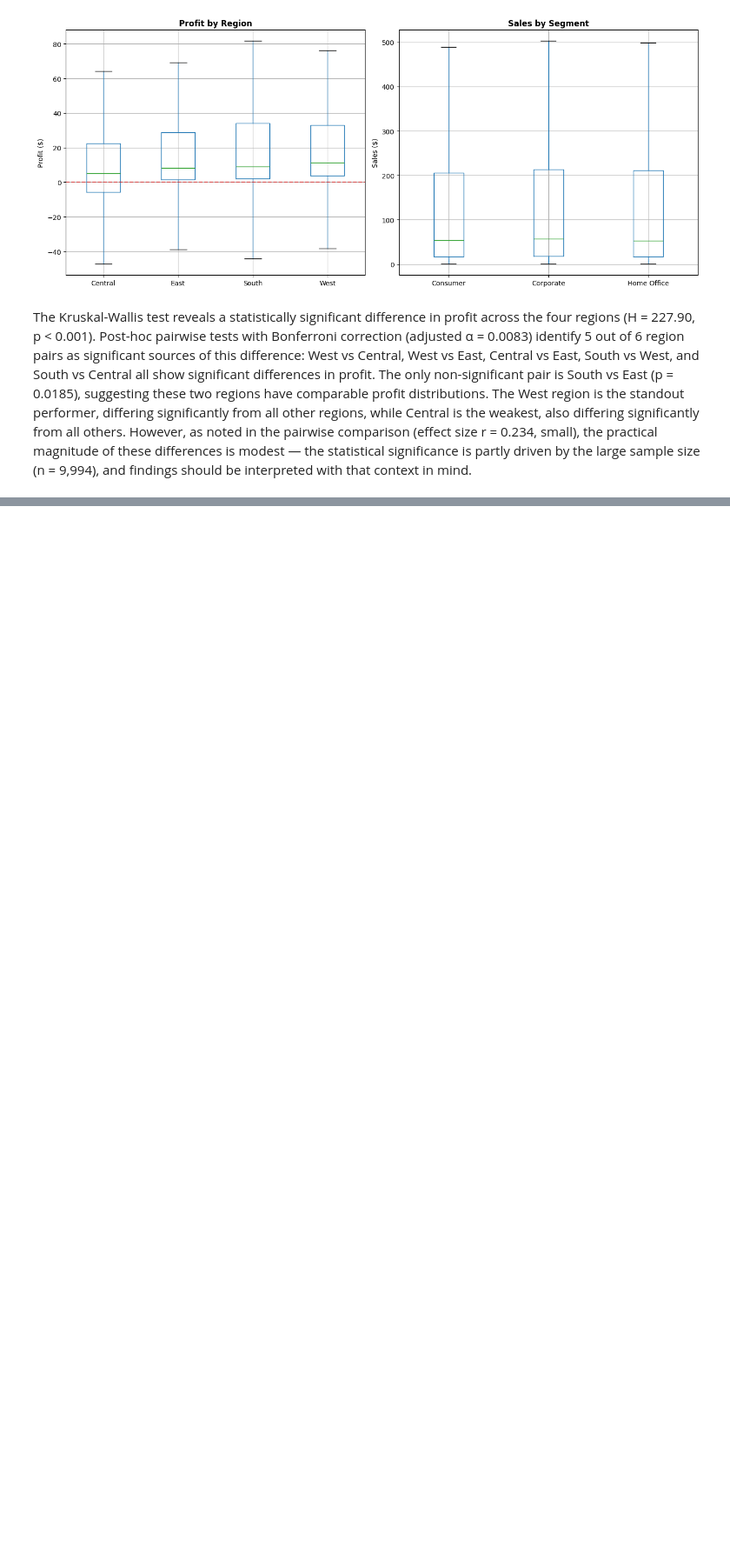
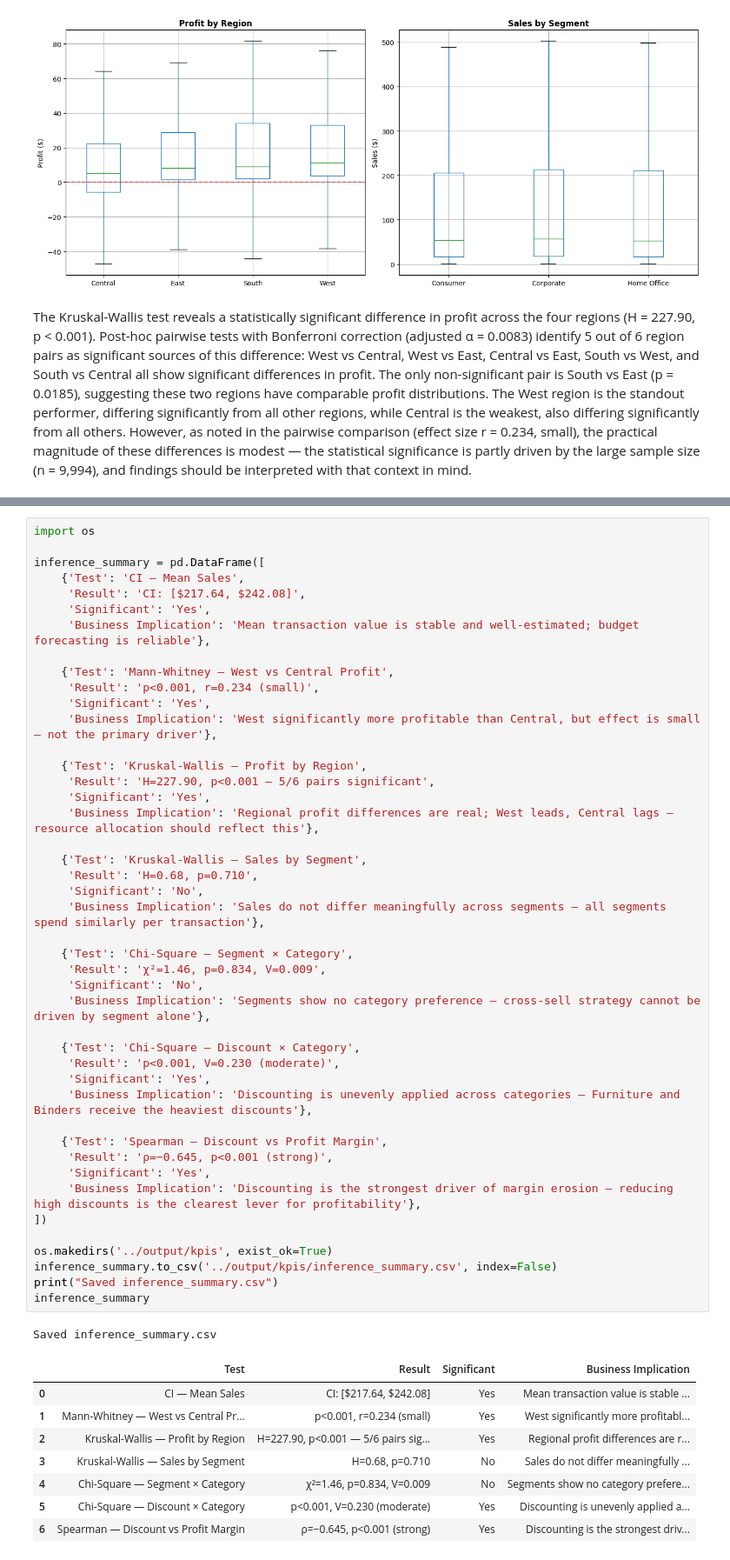
Before and after one commit to ivanya93/superstore_segmentation, a Jupyter notebook: notebooks/03_statistical_inference.ipynb, the cells around one changed output, grey strips where cells are left out. Shown at 87% size. Saved outputs shown, nothing was run; the diff lists cells and outputs as text; blank space fills up the shorter version.

```diff
--- a/notebooks/03_statistical_inference.ipynb
+++ b/notebooks/03_statistical_inference.ipynb
@@ -279,0 +438,54 @@ The Kruskal-Wallis test reveals a statistically significant difference in profit
+# %%
+import os
+
+inference_summary = pd.DataFrame([
+    {'Test': 'CI — Mean Sales',
+     'Result': 'CI: [$217.64, $242.08]',
+     'Significant': 'Yes',
+     'Business Implication': 'Mean transaction value is stable and well-estimated; budget forecasting is reliable'},
+
+    {'Test': 'Mann-Whitney — West vs Central Profit',
+     'Result': 'p<0.001, r=0.234 (small)',
+     'Significant': 'Yes',
+     'Business Implication': 'West significantly more profitable than Central, but effect is small — not the primary driver'},
+
+    {'Test': 'Kruskal-Wallis — Profit by Region',
+     'Result': 'H=227.90, p<0.001 — 5/6 pairs significant',
+     'Significant': 'Yes',
+     'Business Implication': 'Regional profit differences are real; West leads, Central lags — resource allocation should reflect this'},
+
+    {'Test': 'Kruskal-Wallis — Sales by Segment',
+     'Result': 'H=0.68, p=0.710',
+     'Significant': 'No',
+     'Business Implication': 'Sales do not differ meaningfully across segments — all segments spend similarly per transaction'},
+
+    {'Test': 'Chi-Square — Segment × Category',
+     'Result': 'χ²=1.46, p=0.834, V=0.009',
+     'Significant': 'No',
+     'Business Implication': 'Segments show no category preference — cross-sell strategy cannot be driven by segment alone'},
+
+    {'Test': 'Chi-Square — Discount × Category',
+     'Result': 'p<0.001, V=0.230 (moderate)',
+     'Significant': 'Yes',
+     'Business Implication': 'Discounting is unevenly applied across categories — Furniture and Binders receive the heaviest discounts'},
+
+    {'Test': 'Spearman — Discount vs Profit Margin',
+     'Result': 'ρ=−0.645, p<0.001 (strong)',
+     'Significant': 'Yes',
+     'Business Implication': 'Discounting is the strongest driver of margin erosion — reducing high discounts is the clearest lever for profitability'},
+])
+
+os.makedirs('../output/kpis', exist_ok=True)
+inference_summary.to_csv('../output/kpis/inference_summary.csv', index=False)
+print("Saved inference_summary.csv")
+inference_summary
+# %% [output]
+Saved inference_summary.csv
+|  | Test | Result | Significant | Business Implication |
+| 0 | CI — Mean Sales | CI: [$217.64, $242.08] | Yes | Mean transaction value is stable ... |
+| 1 | Mann-Whitney — West vs Central Pr... | p<0.001, r=0.234 (small) | Yes | West significantly more profitabl... |
+| 2 | Kruskal-Wallis — Profit by Region | H=227.90, p<0.001 — 5/6 pairs sig... | Yes | Regional profit differences are r... |
+| 3 | Kruskal-Wallis — Sales by Segment | H=0.68, p=0.710 | No | Sales do not differ meaningfully ... |
+| 4 | Chi-Square — Segment × Category | χ²=1.46, p=0.834, V=0.009 | No | Segments show no category prefere... |
+| 5 | Chi-Square — Discount × Category | p<0.001, V=0.230 (moderate) | Yes | Discounting is unevenly applied a... |
+| 6 | Spearman — Discount vs Profit Margin | ρ=−0.645, p<0.001 (strong) | Yes | Discounting is the strongest driv... |
```
Also changed, not shown: parts of 28 cells of this notebook, 4 other files.
